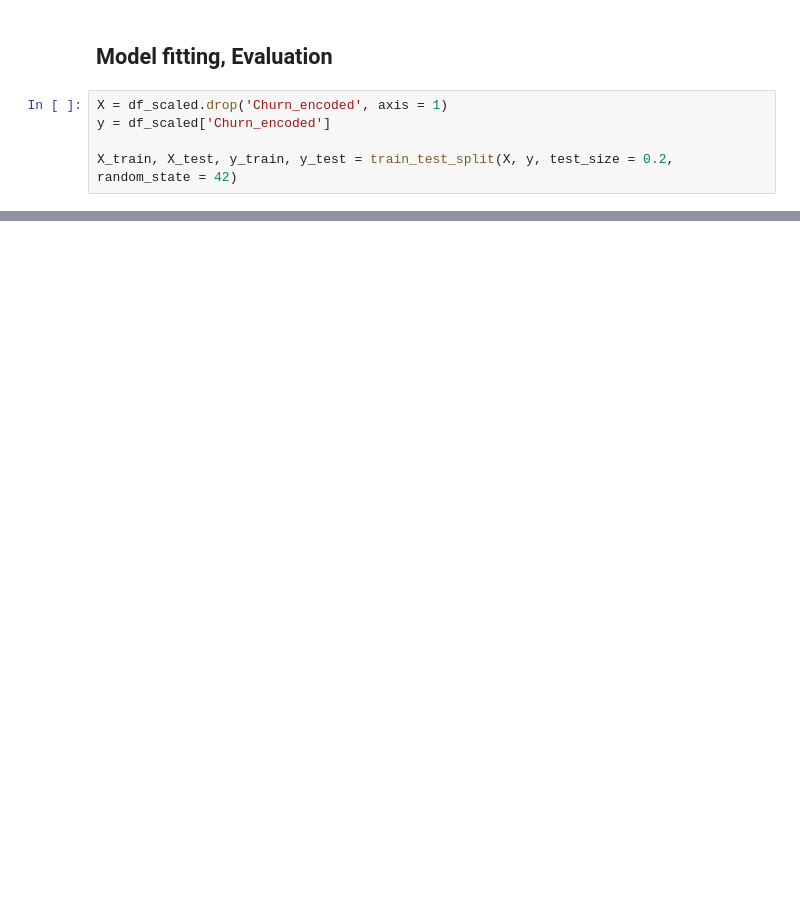
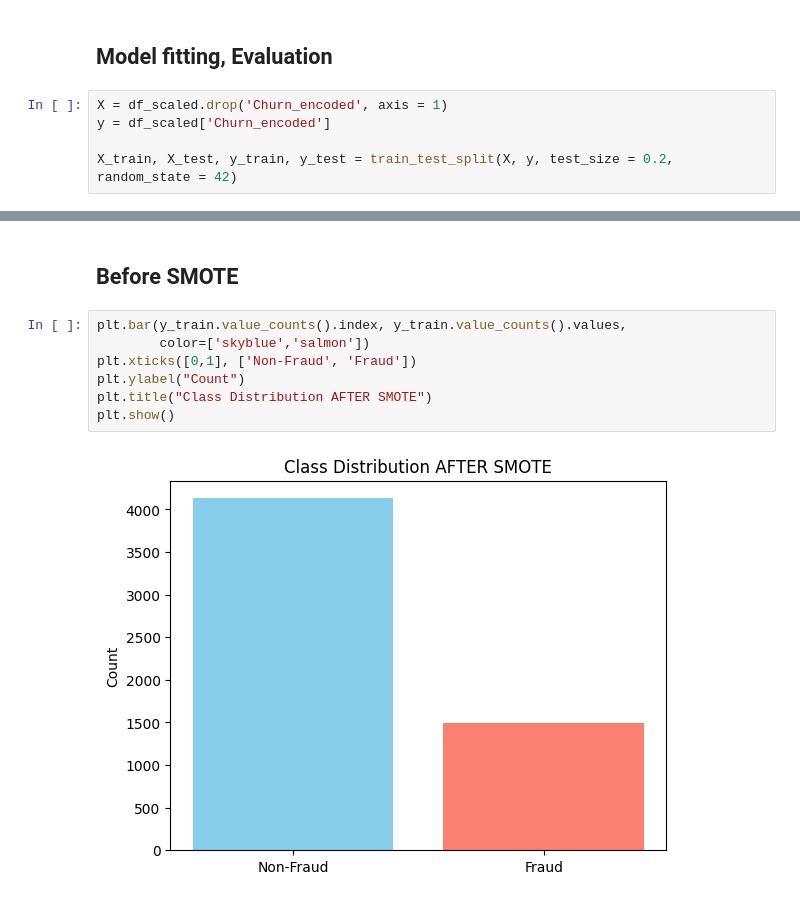
Before and after one commit to prathamesh0902/Resume-projects, a Jupyter notebook: Customer Retention/project.ipynb.ipynb, the cells around one changed output, grey strips where cells are left out. Drawn from its saved outputs; the diff is of its cells as text; blank space fills up the shorter version.

```diff
--- a/Customer Retention/project.ipynb.ipynb
+++ b/Customer Retention/project.ipynb.ipynb
@@ -208,3 +320,14 @@ len(X_train.columns)
+# %% [markdown]
+## Before SMOTE
+# %%
+plt.bar(y_train.value_counts().index, y_train.value_counts().values,
+        color=['skyblue','salmon'])
+plt.xticks([0,1], ['Non-Fraud', 'Fraud'])
+plt.ylabel("Count")
+plt.title("Class Distribution AFTER SMOTE")
+plt.show()
+# %% [output]
+[figure, added]
 # %%
 import tensorflow as tf
 from tensorflow import keras
```
Also changed, not shown: parts of 32 cells of this notebook, 1 other file.
